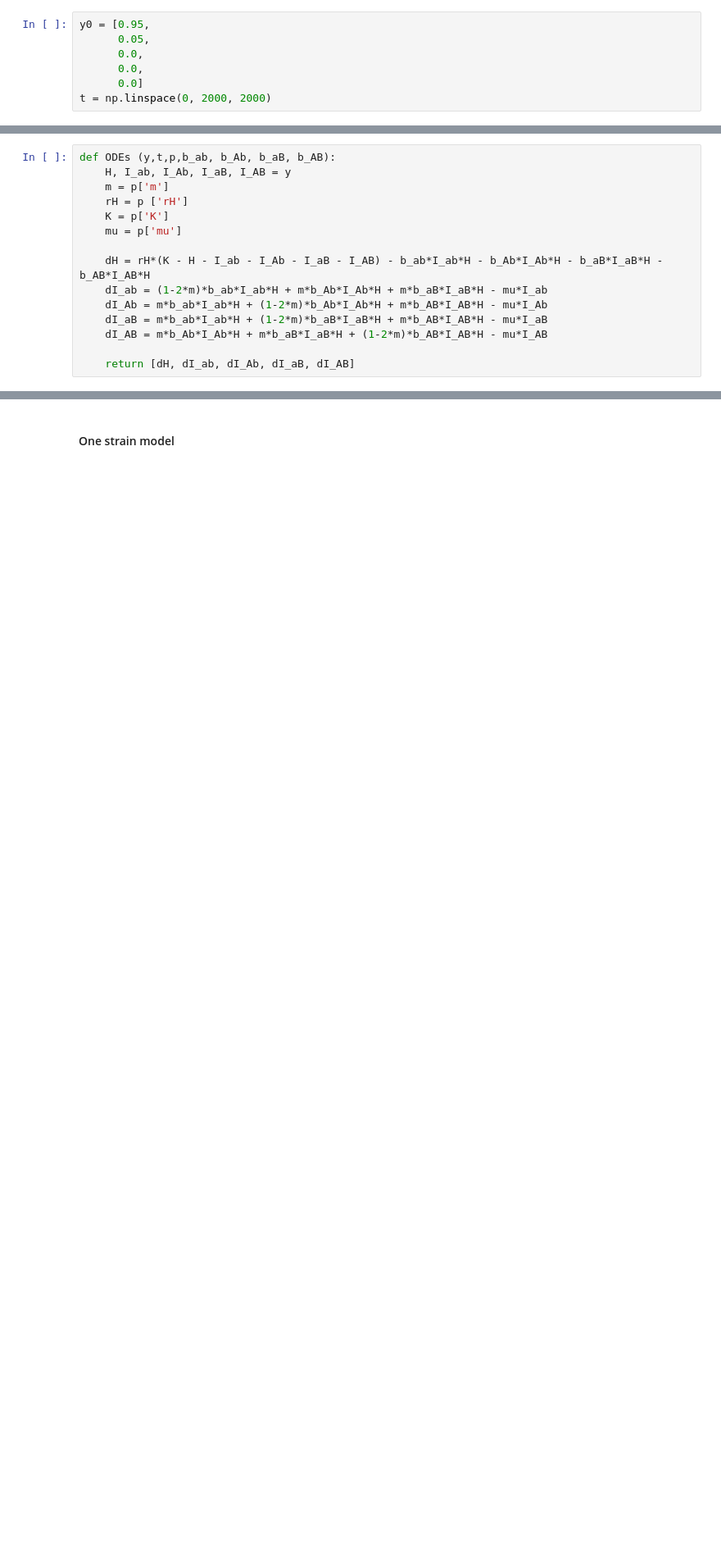
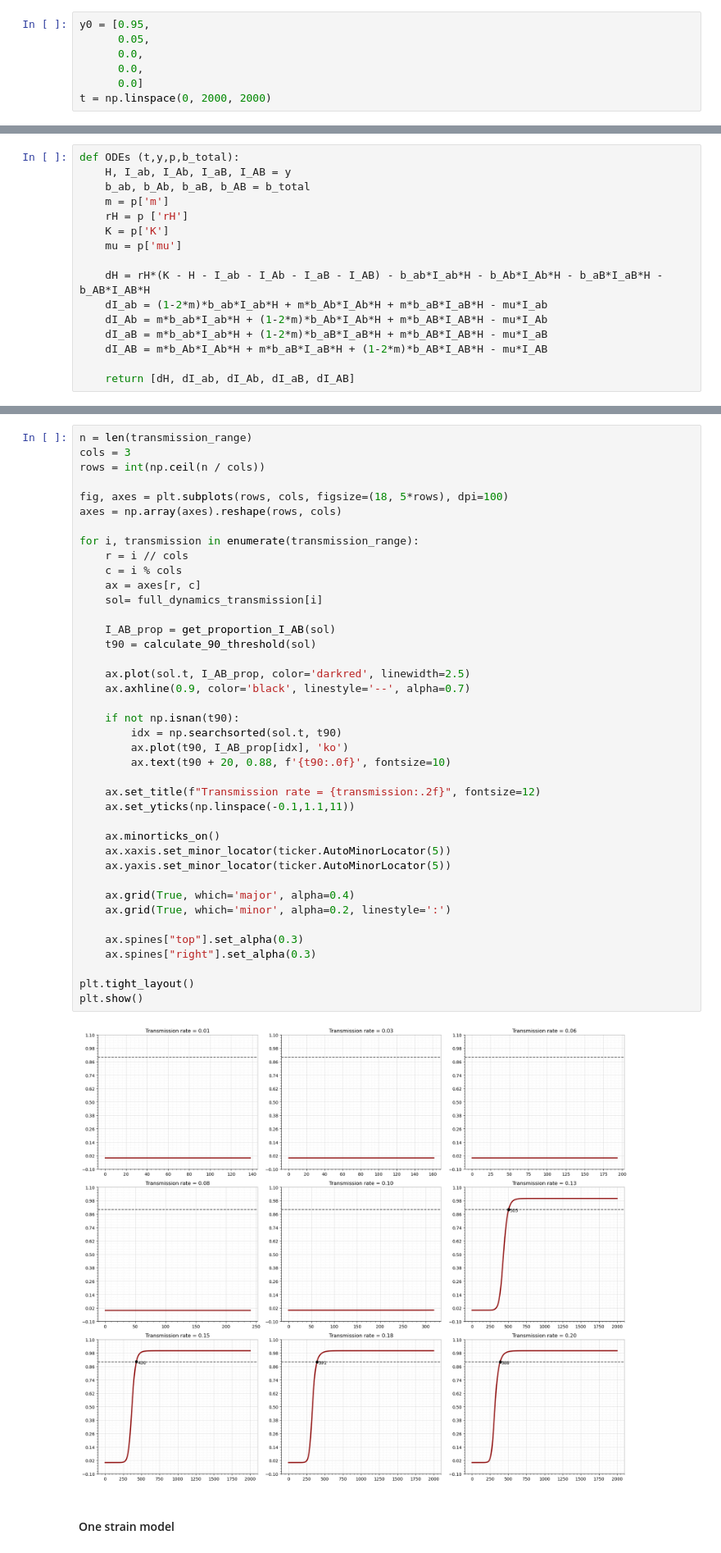
Before and after one commit to NGorga/MDR_different-genotypes, a Jupyter notebook: negative values and one strain model.ipynb, the cells around one changed output, grey strips where cells are left out. Shown at 82% size. Drawn from its saved outputs; the diff is of its cells as text; blank space fills up the shorter version.

```diff
--- a/negative values and one strain model.ipynb
+++ b/negative values and one strain model.ipynb
@@ -48,8 +49,9 @@ b_Ab = p['beta']*(1-p['rhor'])*(1-e_2)
 b_aB = p['beta']*(1-e_1)*(1-p['rhor'])
 b_AB = p['beta']*(1-p['rhor'])*(1-p['rhor'])
 # %%
-def ODEs (y,t,p,b_ab, b_Ab, b_aB, b_AB):
+def ODEs (t,y,p,b_total):
     H, I_ab, I_Ab, I_aB, I_AB = y
+    b_ab, b_Ab, b_aB, b_AB = b_total
     m = p['m']
     rH = p ['rH']
     K = p['K']
@@ -250,3 +178,45 @@ plt.show()
+# %%
+n = len(transmission_range)
+cols = 3
+rows = int(np.ceil(n / cols))
+
+fig, axes = plt.subplots(rows, cols, figsize=(18, 5*rows), dpi=100)
+axes = np.array(axes).reshape(rows, cols)
+
+for i, transmission in enumerate(transmission_range):
+    r = i // cols
+    c = i % cols
+    ax = axes[r, c]
+    sol= full_dynamics_transmission[i]
+
+    I_AB_prop = get_proportion_I_AB(sol)
+    t90 = calculate_90_threshold(sol)
+
+    ax.plot(sol.t, I_AB_prop, color='darkred', linewidth=2.5)
+    ax.axhline(0.9, color='black', linestyle='--', alpha=0.7)
+
+    if not np.isnan(t90):
+        idx = np.searchsorted(sol.t, t90)
+        ax.plot(t90, I_AB_prop[idx], 'ko')
+        ax.text(t90 + 20, 0.88, f'{t90:.0f}', fontsize=10)
+
+    ax.set_title(f"Transmission rate = {transmission:.2f}", fontsize=12)
+    ax.set_yticks(np.linspace(-0.1,1.1,11))
+
+    ax.minorticks_on()
+    ax.xaxis.set_minor_locator(ticker.AutoMinorLocator(5))
+    ax.yaxis.set_minor_locator(ticker.AutoMinorLocator(5))
+
+    ax.grid(True, which='major', alpha=0.4)
+    ax.grid(True, which='minor', alpha=0.2, linestyle=':')
+
+    ax.spines["top"].set_alpha(0.3)
+    ax.spines["right"].set_alpha(0.3)
+
+plt.tight_layout()
+plt.show()
+# %% [output]
+[figure, added]
 # %% [markdown]
 #### One strain model
 # %%
```
Also changed, not shown: parts of 8 cells of this notebook.
